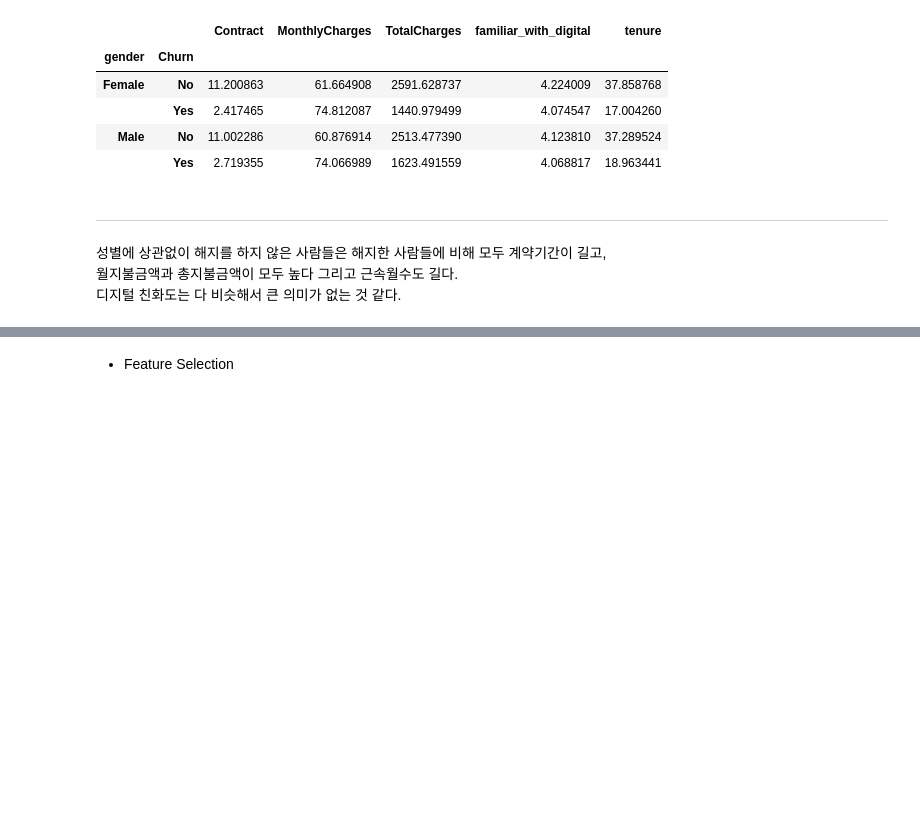
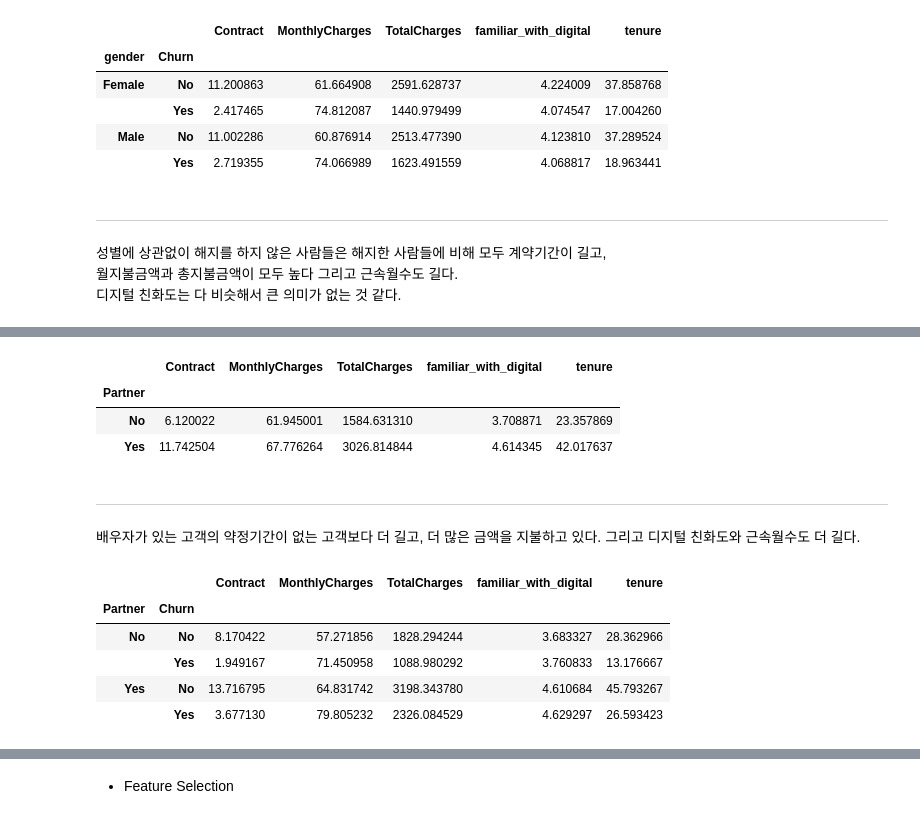
Before and after one commit to PingPingE/Kaggle-Telco_customer_churn, a Jupyter notebook: telco-customer-churn.ipynb, the cells around one changed output, grey strips where cells are left out. Saved outputs shown, nothing was run; the diff lists cells and outputs as text; code cells hidden in the pictures; blank space fills up the shorter version.

```diff
--- a/telco-customer-churn.ipynb
+++ b/telco-customer-churn.ipynb
@@ -669,0 +741,19 @@ pd.pivot_table(main_df, index=['gender','Churn'])
+# %%
+pd.pivot_table(main_df, index=['Partner'])
+# %% [output]
+|  | Contract | MonthlyCharges | TotalCharges | familiar_with_digital | tenure |
+| Partner |  |  |  |  |  |
+| No | 6.120022 | 61.945001 | 1584.631310 | 3.708871 | 23.357869 |
+| Yes | 11.742504 | 67.776264 | 3026.814844 | 4.614345 | 42.017637 |
+# %% [markdown]
+--------
+배우자가 있는 고객의 약정기간이 없는 고객보다 더 길고, 더 많은 금액을 지불하고 있다. 그리고 디지털 친화도와 근속월수도 더 길다.
+# %%
+pd.pivot_table(main_df,index= ['Partner','Churn'])
+# %% [output]
+|  |  | Contract | MonthlyCharges | TotalCharges | familiar_with_digital | tenure |
+| Partner | Churn |  |  |  |  |  |
+| No | No | 8.170422 | 57.271856 | 1828.294244 | 3.683327 | 28.362966 |
+|  | Yes | 1.949167 | 71.450958 | 1088.980292 | 3.760833 | 13.176667 |
+| Yes | No | 13.716795 | 64.831742 | 3198.343780 | 4.610684 | 45.793267 |
+|  | Yes | 3.677130 | 79.805232 | 2326.084529 | 4.629297 | 26.593423 |
```
Also changed, not shown: parts of 29 cells of this notebook.
